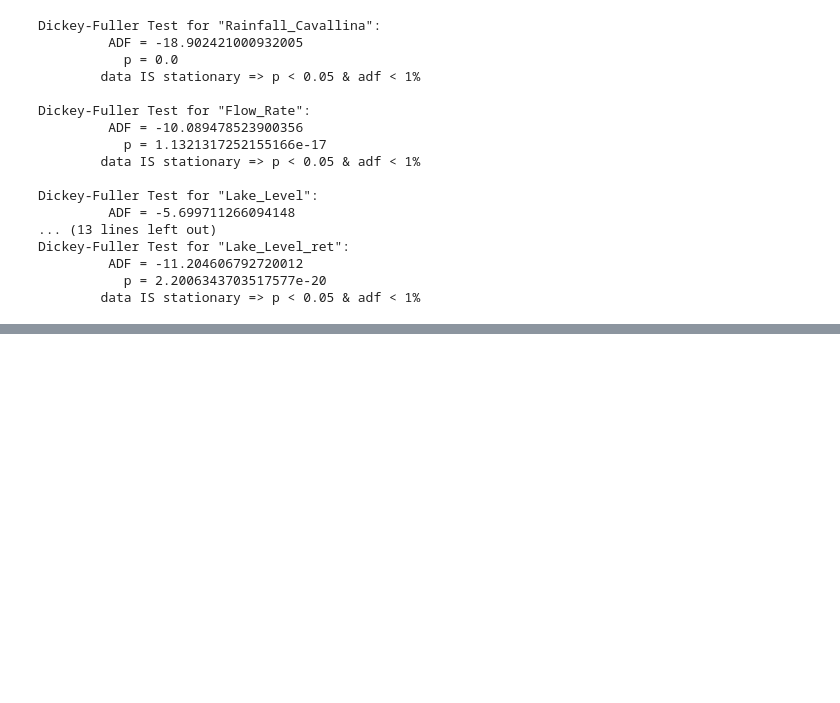
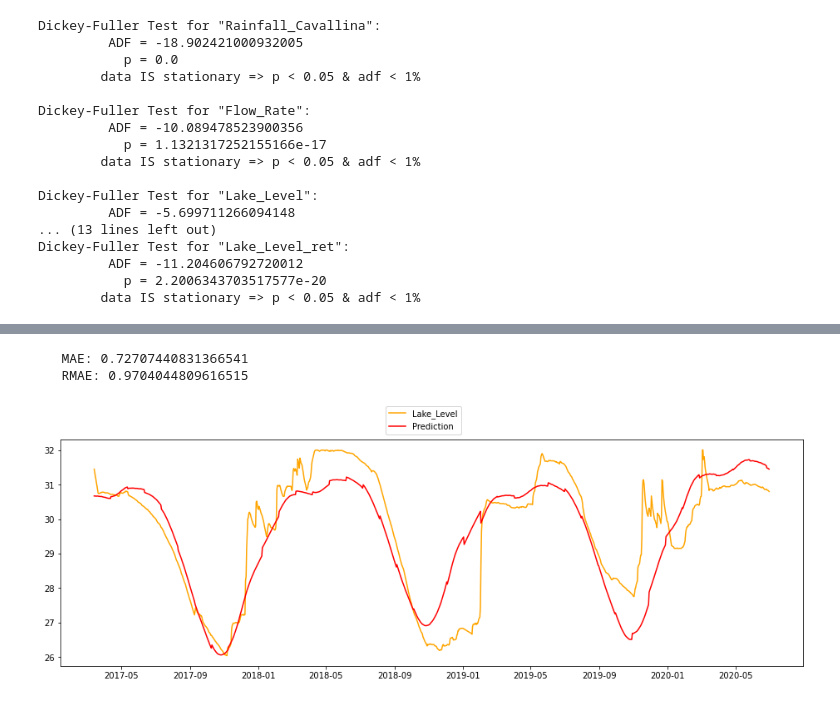
Before and after one commit to KlemenKozelj/master_thesis, a Jupyter notebook: 02_Lake_Bilancino_Time_Series.ipynb, the cells around one changed output, grey strips where cells are left out. Saved outputs shown, nothing was run; the diff lists cells and outputs as text; code cells hidden in the pictures; blank space fills up the shorter version.

```diff
--- a/02_Lake_Bilancino_Time_Series.ipynb
+++ b/02_Lake_Bilancino_Time_Series.ipynb
@@ -249,6 +249,14 @@ def evaluate_ae(prediction, real_values):
     print('   RMAE: {}'.format(rmae))
     return (mae, rmae)
 
+def stan_init(m):
+    res = {}
+    for pname in ['k', 'm', 'sigma_obs']:
+        res[pname] = m.params[pname][0][0]
+    for pname in ['delta', 'beta']:
+        res[pname] = m.params[pname][0]
+    return res
+
 def pr_rolling_forecast(df, test_ratio, interval):
     dates = df.index.to_numpy()
     values = df[['Lake_Level']].to_numpy().squeeze()
@@ -256,6 +264,8 @@ def pr_rolling_forecast(df, test_ratio, interval):
     iterations = range(int(len(df) * (1 - test_ratio)), len(df), interval)
 
     all_forecasts = pd.DataFrame()
+
+    pm = None
 
     for index, split in enumerate(iterations):
         print('Processing iteration: {}/{}'.format(index + 1, len(iterations)), end='\r')
@@ -269,8 +279,10 @@ def pr_rolling_forecast(df, test_ratio, interval):
         #ax.scatter(x=test['ds'], y=test['y'], color='orange', label='Lake_Level test set')
         #fig.legend(loc='upper center');
 
-        pm = Prophet(daily_seasonality=True)
-        pm.fit(learn)
+        if index == 0:
+            pm = Prophet(daily_seasonality=True).fit(learn)
+        else:
+            pm = Prophet(daily_seasonality=True).fit(learn, init=stan_init(pm))
 
         future = pm.make_future_dataframe(periods=len(test))
         forecast = pm.predict(future)
@@ -286,12 +298,8 @@ def pr_rolling_forecast(df, test_ratio, interval):
     evaluate_ae(r['y'], r['yhat'])
 
     fig, ax = plt.subplots(1, 1, figsize=(16, 5))
-    ax.plot(r['ds'], r['y'], color='orange')
-    ax.plot(r['ds'], r['yhat'], color='red')
+    ax.plot(r['ds'], r['y'], color='orange', label='Lake_Level')
+    ax.plot(r['ds'], r['yhat'], color='red', label='Prediction')
     fig.legend(loc='upper center');
 
     return r
-
-# df = df.loc[(df.index >= '2005-01-01') & (df.index <= '2005-01-31'), ['Lake_Level']]
-
-pm_rolling = pr_rolling_forecast(df, 0.25, 30)
@@ -331,0 +325,6 @@ pm.plot(forecast);
+# %%
+pr_rolling_forecast(df, test_percentage, 30)
+# %% [output]
+   MAE: 0.72707440831366541
+   RMAE: 0.9704044809616515
+[figure, added]
```
Also changed, not shown: parts of 8 cells of this notebook.
